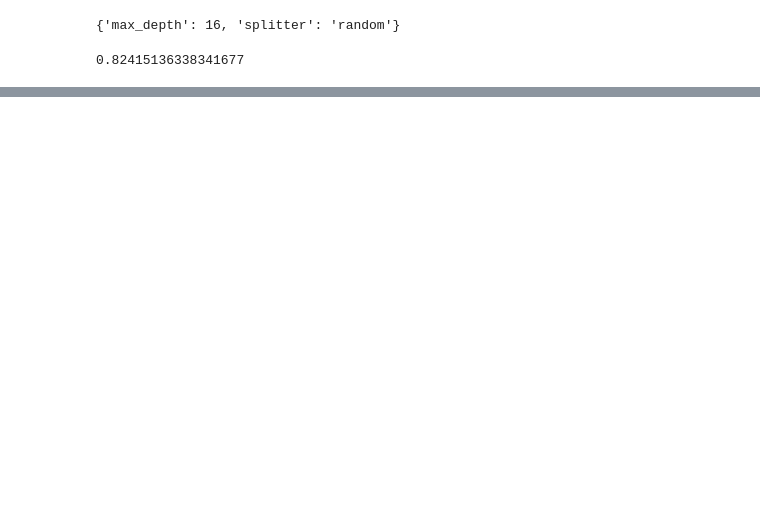
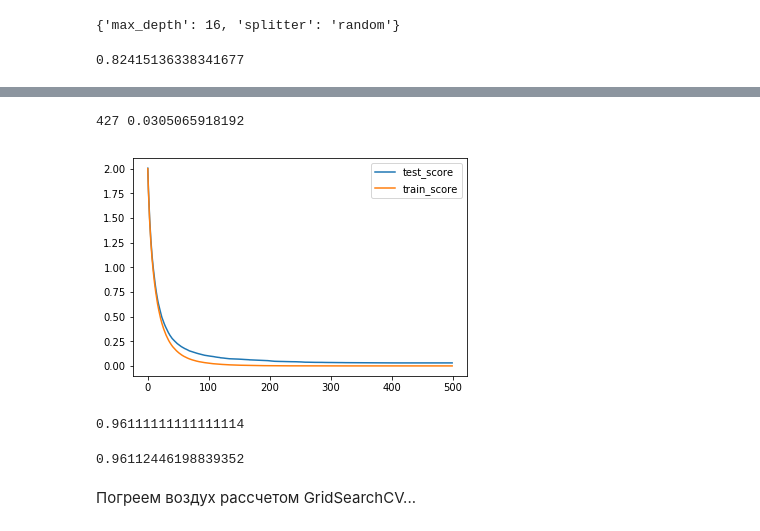
Before and after one commit to tekuchev/tekuchev_netology, a Jupyter notebook: 2.4/2.4-metrics-overfitting.homework.ipynb, the cells around one changed output, grey strips where cells are left out. Saved outputs shown, nothing was run; the diff lists cells and outputs as text; code cells hidden in the pictures; blank space fills up the shorter version.

```diff
--- a/2.4/2.4-metrics-overfitting.homework.ipynb
+++ b/2.4/2.4-metrics-overfitting.homework.ipynb
@@ -135,5 +235,6 @@ for label, clf in ensemble_clfs:
 # %%
-gs = GridSearchCV(ExtraTreesClassifier(max_depth = 12, max_features='sqrt', bootstrap = True),
+params = [{'max_features': [None, 'sqrt','log2']}]
+gs = GridSearchCV(ExtraTreesClassifier(n_estimators=300, max_depth = 12, warm_start=True, bootstrap = True),
                     param_grid = params, cv=8, n_jobs=2)
 # %%
 gs.fit(X,Ydummy)
@@ -159,0 +277,40 @@ gs.best_params_
+# %%
+X_train, X_test, y_train, y_test = train_test_split(X, y, test_size = 0.1)
+
+LEARNING_RATE = 0.05
+MAX_DEPTH = 3
+SUBSAMPLE = 0.6
+MAX_FEATURES = 0.8
+LEAF = 1
+
+clf = GradientBoostingClassifier(n_estimators = 500,
+                                learning_rate = LEARNING_RATE,
+                                max_depth = MAX_DEPTH,
+                                subsample = SUBSAMPLE,
+                                max_features = MAX_FEATURES,
+                                min_samples_leaf = LEAF,
+                                )
+
+clf.fit(X_train, y_train)
+
+test_score = np.zeros(clf.n_estimators)
+for i, y_pred in enumerate(clf.staged_predict_proba(X_test)):
+    test_score[i] = log_loss(y_test, y_pred)
+
+train_score = np.zeros(clf.n_estimators)
+for i, y_pred in enumerate(clf.staged_predict_proba(X_train)):
+    train_score[i] = log_loss(y_train, y_pred)
+
+print(np.argmin(test_score),np.min(test_score))
+
+plt.plot(range(clf.n_estimators),test_score)
+plt.plot(range(clf.n_estimators),train_score)
+plt.legend(['test_score','train_score'])
+plt.show()
+# %% [output]
+427 0.0305065918192
+[figure, added]
+# %%
+clf.score(X_test, y_test)
+# %% [output]
+0.96111111111111114
@@ -159,0 +328,6 @@ gs.best_params_
+# %%
+scores.mean()
+# %% [output]
+0.96112446198839352
+# %% [markdown]
+Погреем воздух рассчетом GridSearchCV...
```
Also changed, not shown: parts of 29 cells of this notebook.
